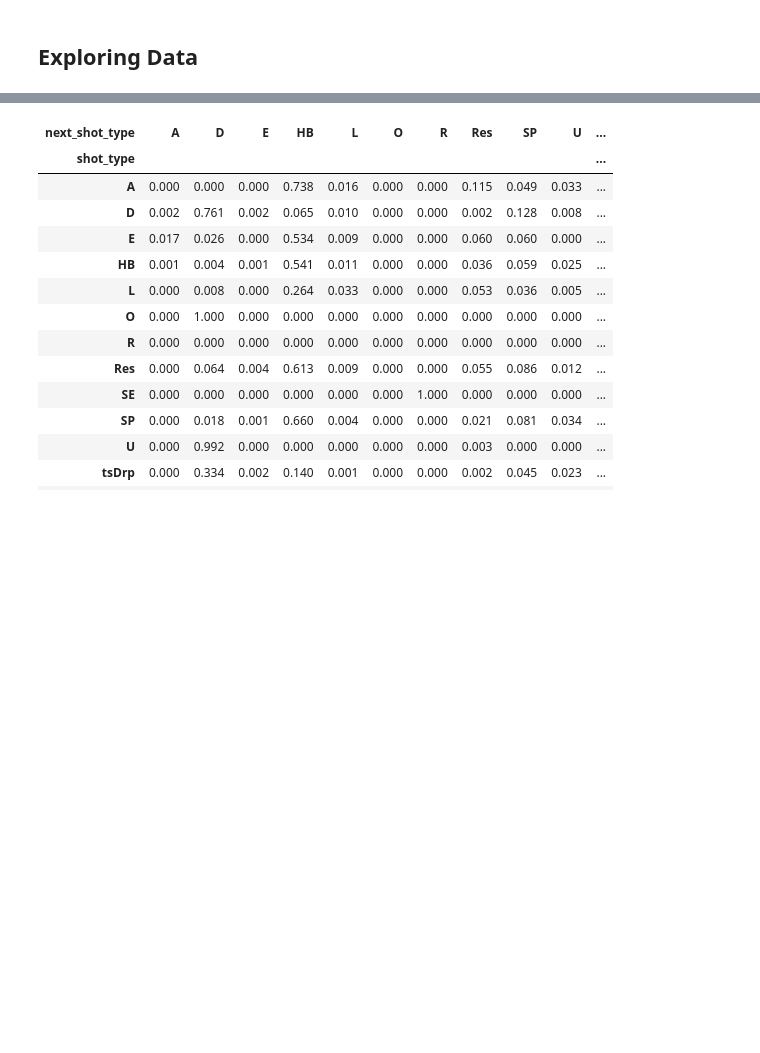
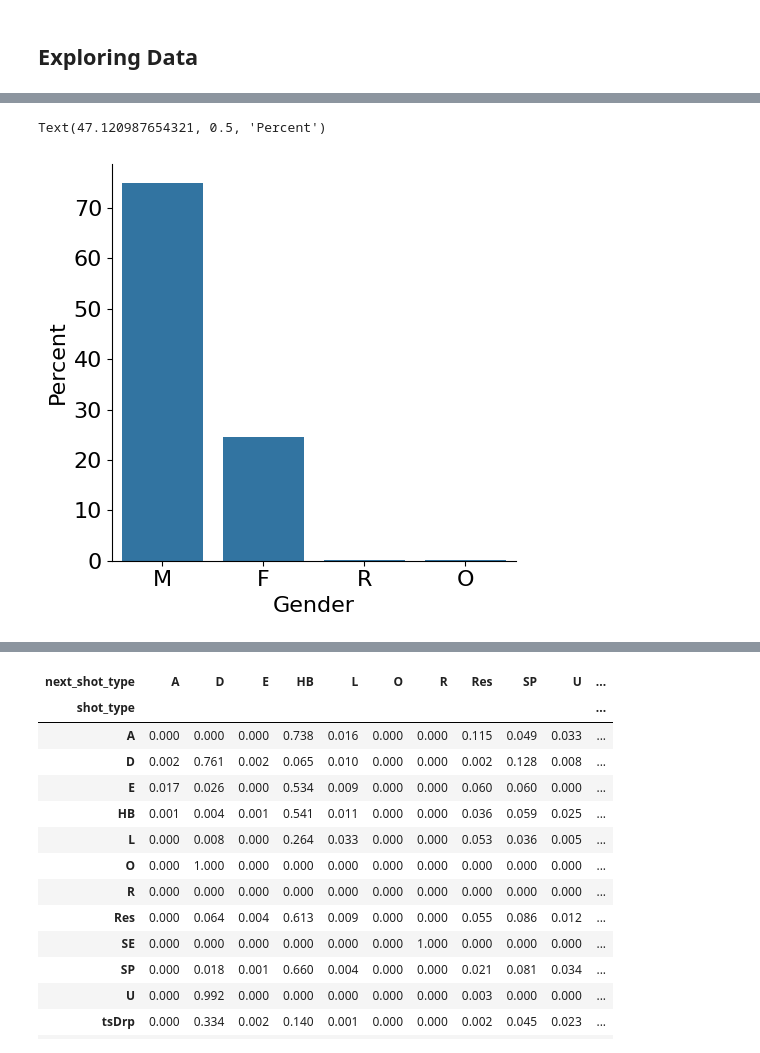
Before and after one commit to Rybus07/in-a-pickle, a Jupyter notebook: notebooks/02_eda.ipynb, the cells around one changed output, grey strips where cells are left out. Drawn from its saved outputs; the diff is of its cells as text; code cells hidden in the pictures; blank space fills up the shorter version.

```diff
--- a/notebooks/02_eda.ipynb
+++ b/notebooks/02_eda.ipynb
@@ -99,0 +194,8 @@ shot_rally_df = pd.read_csv(data_path+'shot_rally.csv', index_col=0)
+# %%
+sns.catplot(data=player_df, x='gender', kind='count', stat='percent')
+
+plt.xlabel('Gender')
+plt.ylabel('Percent')
+# %% [output]
+Text(47.120987654321, 0.5, 'Percent')
+[figure, added]
```
Also changed, not shown: parts of 38 cells of this notebook.
